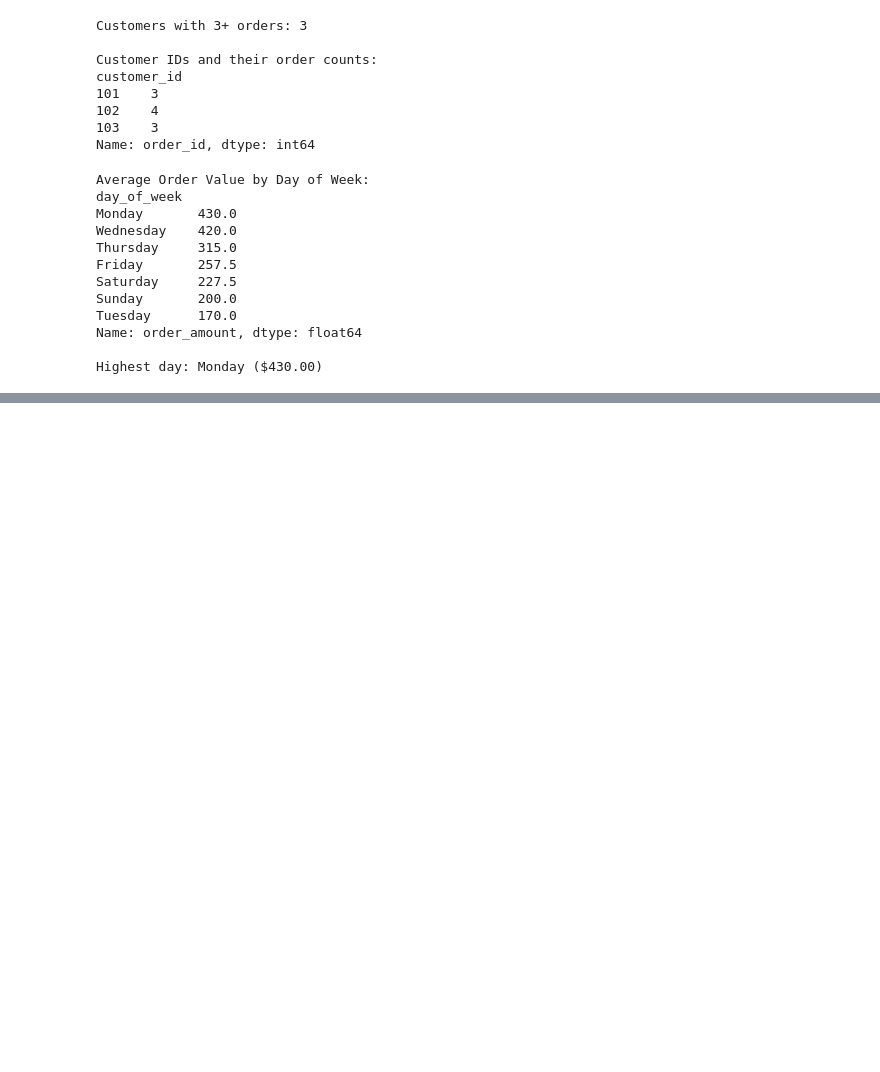
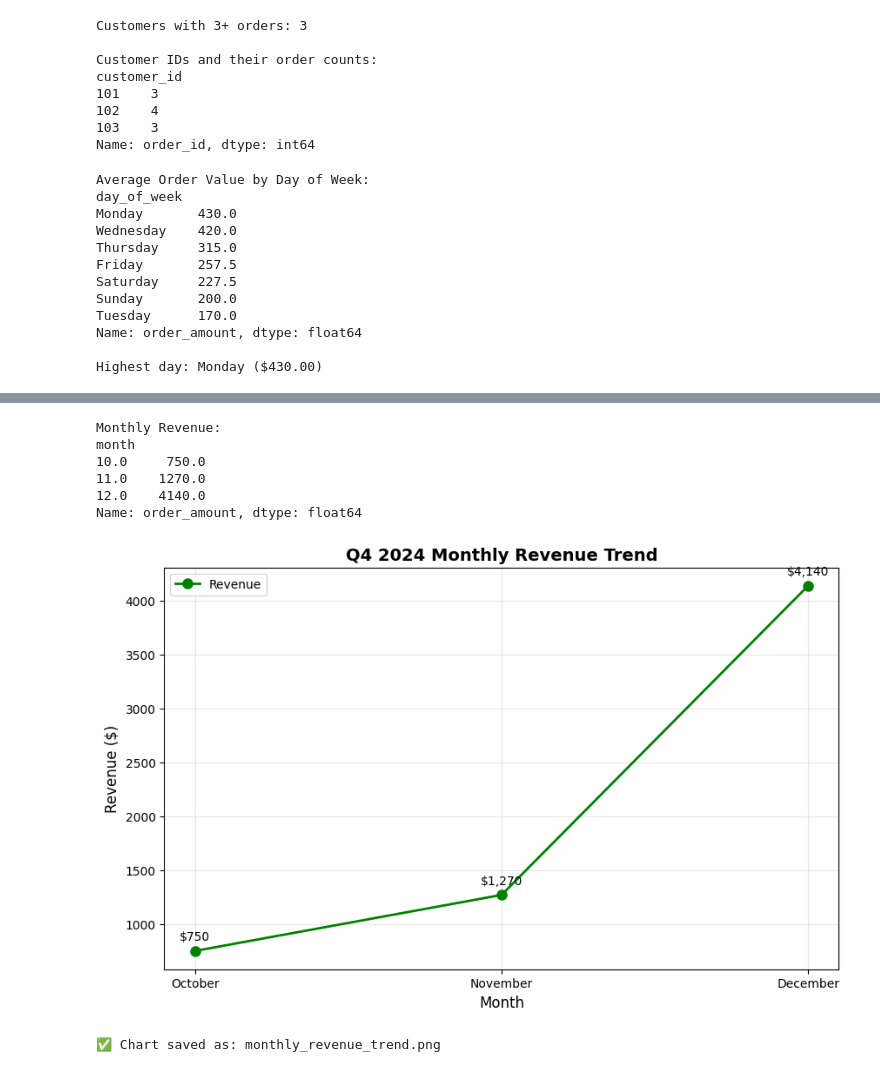
Before and after one commit to jaydrava/66-day-data-analyst-journey, a Jupyter notebook: projects/ecommerce-python-mini-project/notebooks/E-Commerce Sales Analysis.ipynb, the cells around one changed output, grey strips where cells are left out. Cells and saved outputs as stored; diff of their text form; code cells hidden in the pictures; blank space fills up the shorter version.

```diff
--- a/projects/ecommerce-python-mini-project/notebooks/E-Commerce Sales Analysis.ipynb
+++ b/projects/ecommerce-python-mini-project/notebooks/E-Commerce Sales Analysis.ipynb
@@ -224,0 +259,47 @@ Highest day: Monday ($430.00)
+# %%
+# Chart 2: Monthly Revenue Trend (Line Chart)
+
+# Extract month from order_date
+merged_data['month'] = merged_data['order_date'].dt.month
+
+# Group by month and sum revenue
+monthly_revenue = merged_data.groupby('month')['order_amount'].sum().sort_index()
+
+print("Monthly Revenue:")
+print(monthly_revenue)
+
+# Create line chart
+plt.figure(figsize=(10, 6))
+plt.plot(monthly_revenue.index, monthly_revenue.values,
+         marker='o',
+         color='green',
+         linewidth=2,
+         markersize=8,
+         label='Revenue')
+
+plt.xlabel('Month', fontsize=12)
+plt.ylabel('Revenue ($)', fontsize=12)
+plt.title('Q4 2024 Monthly Revenue Trend', fontsize=14, fontweight='bold')
+plt.xticks([10, 11, 12], ['October', 'November', 'December'])  # Better labels
+plt.grid(True, alpha=0.3)
+plt.legend()
+
+# Add value labels on points
+for i, v in enumerate(monthly_revenue.values):
+    plt.text(monthly_revenue.index[i], v + 100, f'${v:,.0f}',
+             ha='center', fontsize=10)
+
+# Save chart
+plt.savefig('monthly_revenue_trend.png', dpi=300, bbox_inches='tight')
+plt.show()
+
+print("\n✅ Chart saved as: monthly_revenue_trend.png")
+# %% [output]
+Monthly Revenue:
+month
+10.0     750.0
+11.0    1270.0
+12.0    4140.0
+Name: order_amount, dtype: float64
+[figure, added]
+✅ Chart saved as: monthly_revenue_trend.png
```
Also changed, not shown: parts of 4 cells of this notebook, 10 other files.
